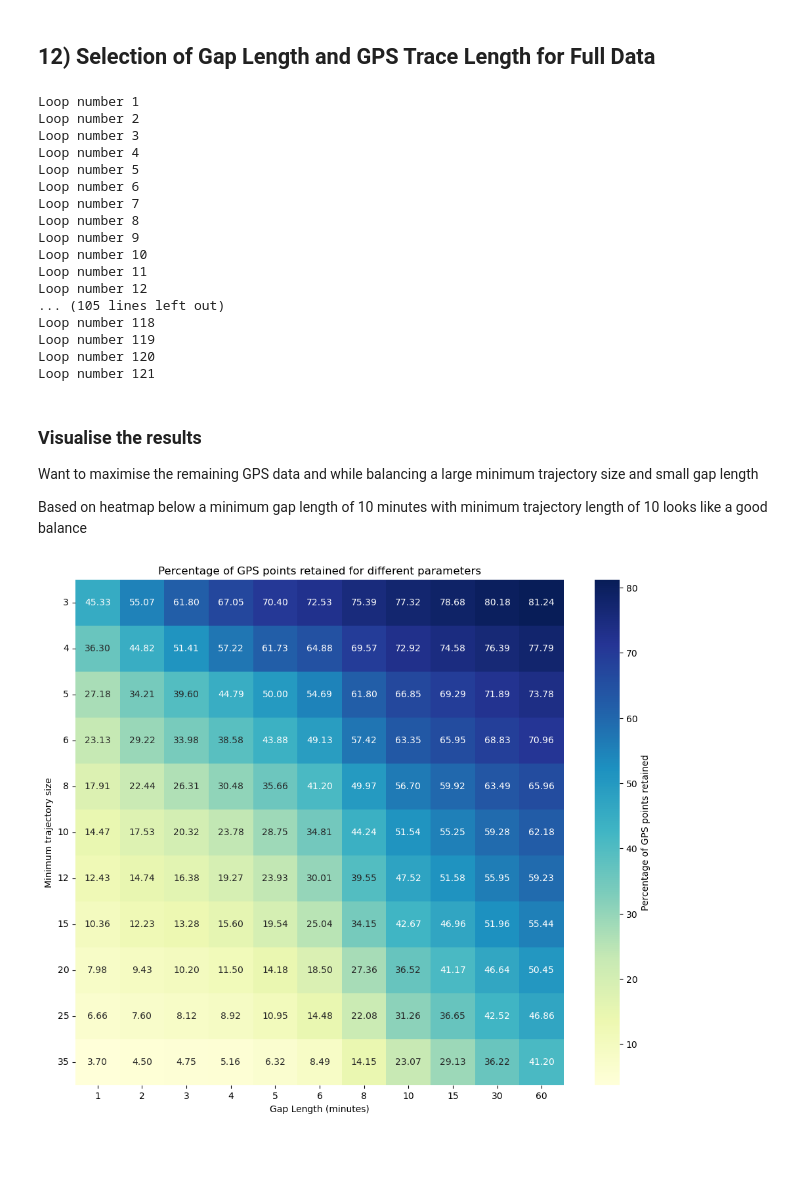
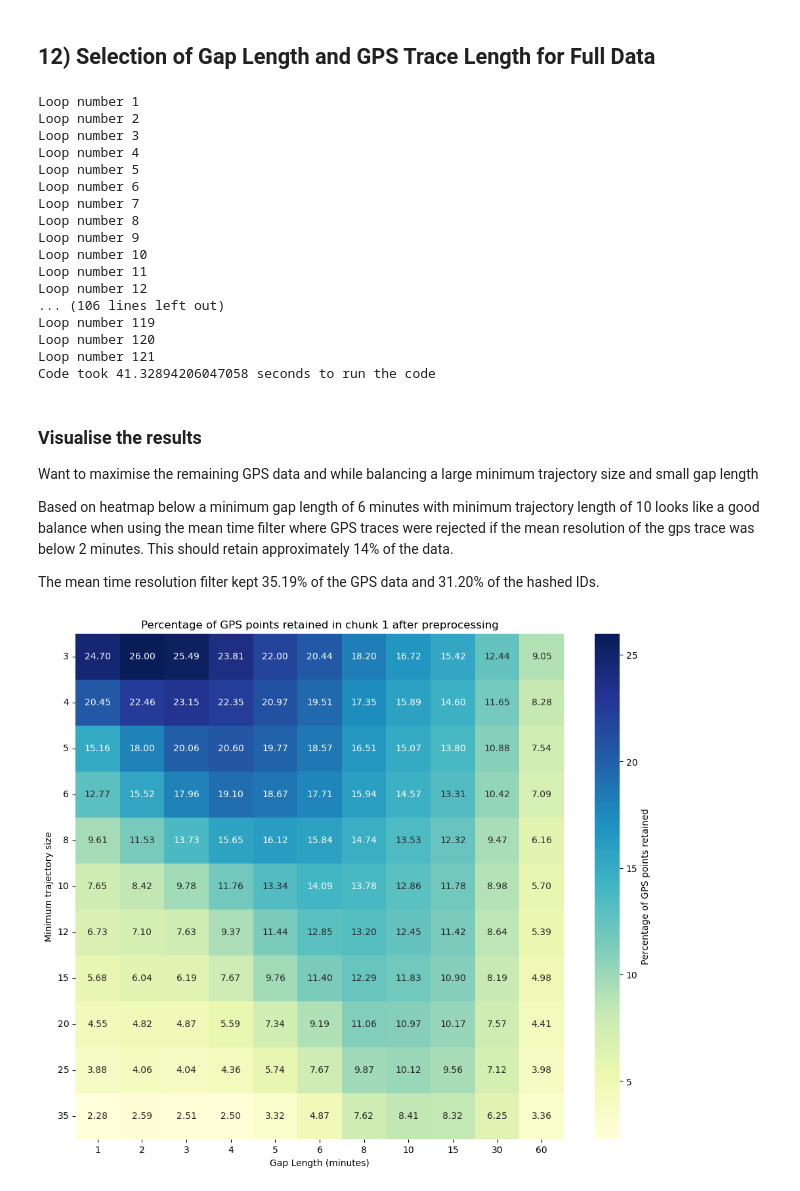
Before and after one commit to CalebSul/Driver-Behaviour-in-School-Zone-Variable-Speed-Limits, a Jupyter notebook: 02_GPS_Data_Preprocessing.ipynb, the cells around one changed output. Saved outputs shown, nothing was run; the diff lists cells and outputs as text; code cells hidden in the pictures; blank space fills up the shorter version.

```diff
--- a/02_GPS_Data_Preprocessing.ipynb
+++ b/02_GPS_Data_Preprocessing.ipynb
@@ -153,7 +185,8 @@ def recalculate_characteristics(GPS_Data):
 start_full = time.time()
 
 min_trajectory = 10
-min_gap_length = 10
+min_gap_length = 6
+mean_traj_time = 2
 
 GPS_Sum = pd.read_csv('GPS_Data/Hashed_ID_Summary.csv')
 GPS_Sum['percent_kept'] = 0.0
@@ -185,8 +218,13 @@ for chunk_file in chunk_files:
     GPS_Data = find_acceleration(GPS_Data)
     GPS_Data = remove_impossible_values(GPS_Data)
 
-    filtered_gdf = filter_trajectories(GPS_Data,
-        min_traj_size=min_trajectory, gap_minutes=min_gap_length)
+    #filtered_gdf = filter_trajectories(GPS_Data,
+    #   min_traj_size=min_trajectory, gap_minutes=min_gap_length)
+
+    filtered_gdf = filter_trajectories_mean_filt(GPS_Data = GPS_Data,
+                                                 min_traj_size = min_trajectory,
+                                                 gap_minutes = min_gap_length,
+                                                 mean_res_mins = mean_traj_time)
 
     filtered_gdf = recalculate_characteristics(filtered_gdf)
 
@@ -261,8 +299,6 @@ GPS_Data = pd.read_csv(f'Ferry_Road_Code/FerryRoadIntersect2019.csv')
 len_raw = len(GPS_Data)
 
 GPS_Data[['Hashed_ID', 'lon', 'lat', 'Unix_Time']] = GPS_Data[['Hashed Device ID', 'Longitude of Visit', 'Latitude of Visit', 'Unix Timestamp of Visit']]
-
-#GPS_Data = convert_to_geodataframe(GPS_Data = GPS_Data)
 
 GPS_Data = remove_duplicates(GPS_Data = GPS_Data)
 
@@ -290,9 +326,14 @@ for traj in min_traj:
         print(f'Loop number {iteration}')
         iteration += 1
 
-        filtered_gdf = filter_trajectories(GPS_Data = GPS_Data,
-                                        min_traj_size = traj,
-                                        gap_minutes = gap)
+        #filtered_gdf = filter_trajectories(GPS_Data = GPS_Data,
+        #                                min_traj_size = traj,
+        #                                gap_minutes = gap)
+
+        filtered_gdf = filter_trajectories_mean_filt(GPS_Data = GPS_Data,
+                                           min_traj_size = traj,
+                                           gap_minutes = gap,
+                                            mean_res_mins = 2)
 
         percent_gps = round(100*len(filtered_gdf) / len_raw, 2)
 
@@ -323,6 +364,8 @@ for traj in min_traj:
 
 # Convert results list to a DataFrame
 percent_matrix = pd.DataFrame(results)
+
+print(f"Code took {time.time() - start2} seconds to run the code")
 # %% [output]
 Loop number 1
 Loop number 2
@@ -336,41 +379,43 @@ Loop number 9
 Loop number 10
 Loop number 11
 Loop number 12
-... (105 lines left out)
-Loop number 118
+... (106 lines left out)
 Loop number 119
 Loop number 120
 Loop number 121
+Code took 41.32894206047058 seconds to run the code
 # %% [markdown]
 ### Visualise the results
 
 Want to maximise the remaining GPS data and while balancing a large minimum trajectory size and small gap length
 
-Based on heatmap below a minimum gap length of 10 minutes with minimum trajectory length of 10 looks like a good balance
+Based on heatmap below a minimum gap length of 6 minutes with minimum trajectory length of 10 looks like a good balance when using the mean time filter where GPS traces were rejected if the mean resolution of the gps trace was below 2 minutes. This should retain approximately 14% of the data.
+
+The mean time resolution filter kept 35.19% of the GPS data and 31.20% of the hashed IDs.
 # %%
 plt.figure(figsize=(12, 10))
 heatmap_data = percent_matrix.pivot_table(index="min_traj", columns="gap_length",
                              values="percentage_gps")
 sns.heatmap(
     heatmap_data,
     annot=True,        # show the percentage in each cell
     fmt=".2f",         # format numbers with 1 decimal place
     cmap="YlGnBu",     # color map
     cbar_kws={'label': 'Percentage of GPS points retained'}
 )
 
-plt.title("Percentage of GPS points retained for different parameters")
+plt.title("Percentage of GPS points retained in chunk 1 after preprocessing")
 plt.xlabel("Gap Length (minutes)")
 plt.ylabel("Minimum trajectory size")
 plt.yticks(rotation=0)  # keep y-axis labels horizontal
 
-#plt.savefig(f'Select_GPS_Preprocessing_Params/Heatmap_conserved_gps_data_by_var.png')
+#plt.savefig(f'Select_GPS_Preprocessing_Params/Heatmap_conserved_gps_mean_time_filt.png')
 
 plt.show()
 
 #percent_matrix.to_csv(f'Select_GPS_Preprocessing_Params/Percantage_gps_after_preprocessing.csv')
 # %% [output]
-[figure, old version]
+[figure, new version]
 # %%
 # Optional: use a clean seaborn style
 sns.set(style="whitegrid")
```
Also changed, not shown: parts of 6 cells of this notebook.
